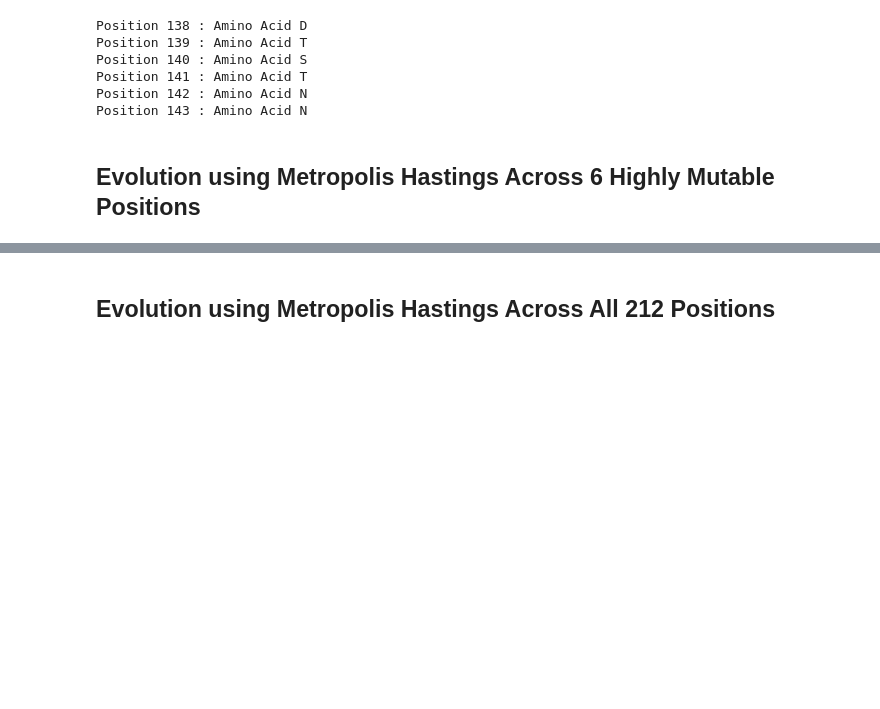
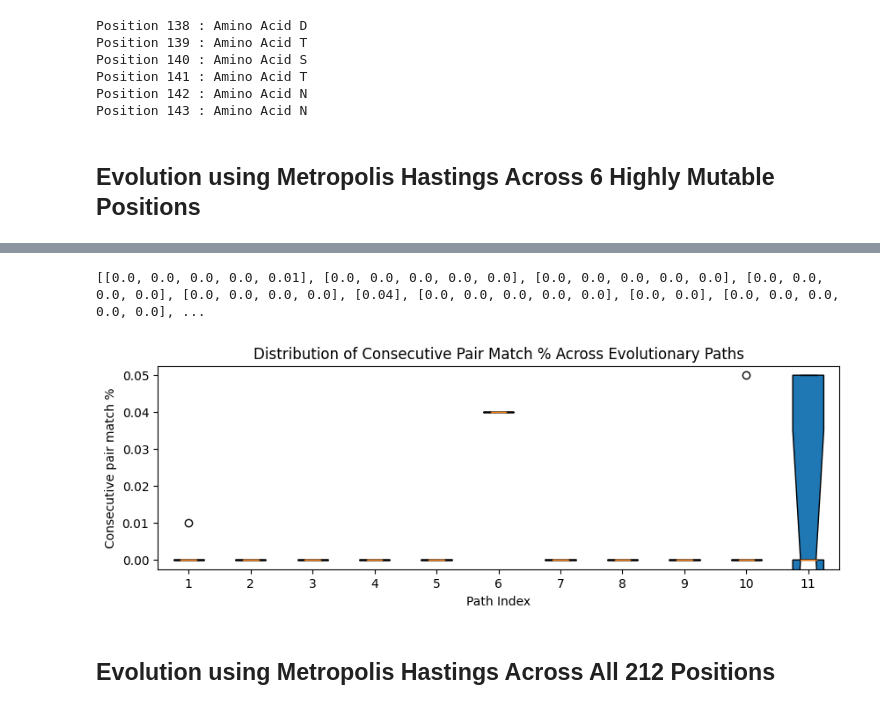
Before and after one commit to aubreyagub/esm2_for_fmdv, a Jupyter notebook: fmd-mh.ipynb, the cells around one changed output, grey strips where cells are left out. Drawn from its saved outputs; the diff is of its cells as text; code cells hidden in the pictures; blank space fills up the shorter version.

```diff
--- a/fmd-mh.ipynb
+++ b/fmd-mh.ipynb
@@ -135,3 +157,9 @@ evaluator.plot_path_mutation_matches(top_k,means,std_devs)
+# %%
+evaluator.box_plot_path_consecutive_pair_matches(paths_consecutive_pair_matches)
+print(paths_consecutive_pair_matches)
+# %% [output]
+[[0.0, 0.0, 0.0, 0.0, 0.01], [0.0, 0.0, 0.0, 0.0, 0.0], [0.0, 0.0, 0.0, 0.0, 0.0], [0.0, 0.0, 0.0, 0.0], [0.0, 0.0, 0.0, 0.0], [0.04], [0.0, 0.0, 0.0, 0.0, 0.0], [0.0, 0.0], [0.0, 0.0, 0.0, 0.0, 0.0], ...
+[figure, added]
 # %% [markdown]
 ## Evolution using Metropolis Hastings Across All 212 Positions
 # %%
```
Also changed, not shown: parts of 18 cells of this notebook.
